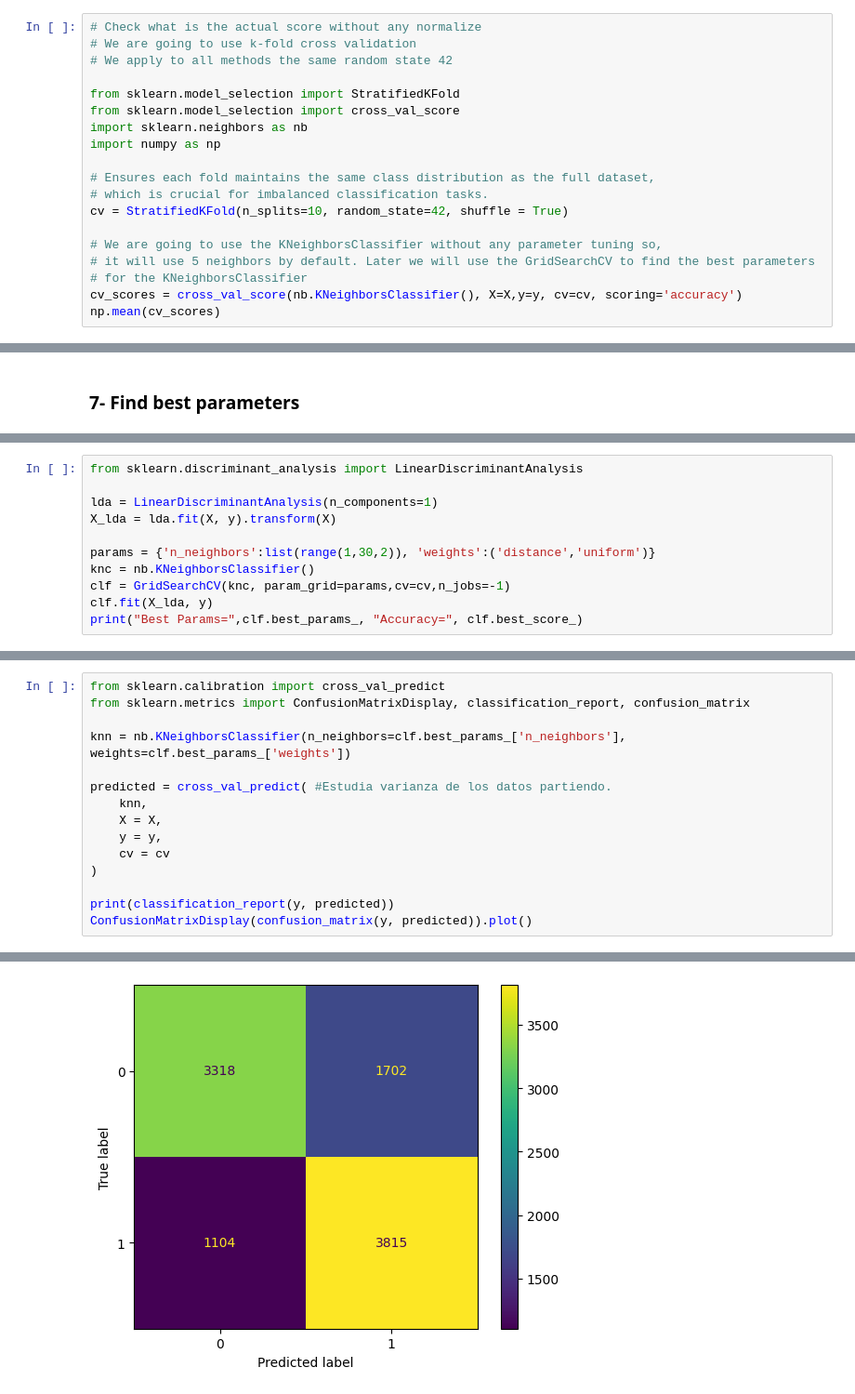
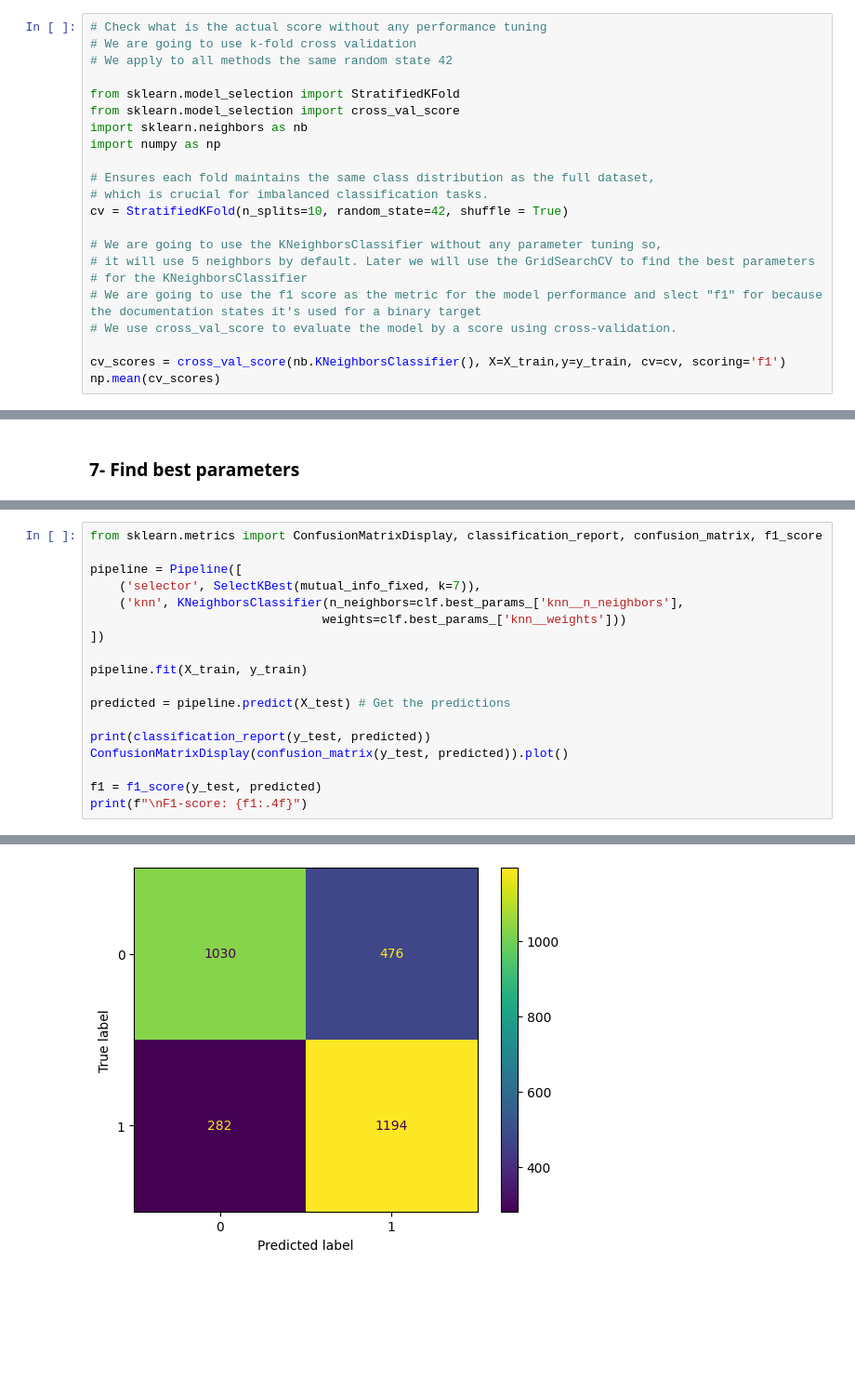
Before and after one commit to yasin281/data-mining-p2, a Jupyter notebook: src/KNN.ipynb, the cells around one changed output, grey strips where cells are left out. Shown at 93% size. Saved outputs shown, nothing was run; the diff lists cells and outputs as text; blank space fills up the shorter version.

```diff
--- a/src/KNN.ipynb
+++ b/src/KNN.ipynb
@@ -42,5 +48,5 @@ print(y.shape)
 # %%
-# Check what is the actual score without any normalize
+# Check what is the actual score without any performance tuning
 # We are going to use k-fold cross validation
 # We apply to all methods the same random state 42
 
@@ -56,6 +62,9 @@ cv = StratifiedKFold(n_splits=10, random_state=42, shuffle = True)
 # We are going to use the KNeighborsClassifier without any parameter tuning so,
 # it will use 5 neighbors by default. Later we will use the GridSearchCV to find the best parameters
 # for the KNeighborsClassifier
-cv_scores = cross_val_score(nb.KNeighborsClassifier(), X=X,y=y, cv=cv, scoring='accuracy')
+# We are going to use the f1 score as the metric for the model performance and slect "f1" for because the documentation states it's used for a binary target
+# We use cross_val_score to evaluate the model by a score using cross-validation.
+
+cv_scores = cross_val_score(nb.KNeighborsClassifier(), X=X_train,y=y_train, cv=cv, scoring='f1')
 np.mean(cv_scores)
 # %% [output]
@@ -269,11 +353,0 @@ NameError: name 'X_new_best' is not defined
-# %%
-from sklearn.discriminant_analysis import LinearDiscriminantAnalysis
-
-lda = LinearDiscriminantAnalysis(n_components=1)
-X_lda = lda.fit(X, y).transform(X)
-
-params = {'n_neighbors':list(range(1,30,2)), 'weights':('distance','uniform')}
-knc = nb.KNeighborsClassifier()
-clf = GridSearchCV(knc, param_grid=params,cv=cv,n_jobs=-1)
-clf.fit(X_lda, y)
-print("Best Params=",clf.best_params_, "Accuracy=", clf.best_score_)
@@ -284,18 +356,21 @@ Best Params= {'n_neighbors': 25, 'weights': 'uniform'} Accuracy= 0.7410190984617
 # %%
-from sklearn.calibration import cross_val_predict
-from sklearn.metrics import ConfusionMatrixDisplay, classification_report, confusion_matrix
+from sklearn.metrics import ConfusionMatrixDisplay, classification_report, confusion_matrix, f1_score
 
-knn = nb.KNeighborsClassifier(n_neighbors=clf.best_params_['n_neighbors'], weights=clf.best_params_['weights'])
+pipeline = Pipeline([
+    ('selector', SelectKBest(mutual_info_fixed, k=7)),
+    ('knn', KNeighborsClassifier(n_neighbors=clf.best_params_['knn__n_neighbors'],
+                                weights=clf.best_params_['knn__weights']))
+])
 
-predicted = cross_val_predict( #Estudia varianza de los datos partiendo.
-    knn,
-    X = X,
-    y = y,
-    cv = cv
-)
+pipeline.fit(X_train, y_train)
 
-print(classification_report(y, predicted))
-ConfusionMatrixDisplay(confusion_matrix(y, predicted)).plot()
+predicted = pipeline.predict(X_test) # Get the predictions
+
+print(classification_report(y_test, predicted))
+ConfusionMatrixDisplay(confusion_matrix(y_test, predicted)).plot()
+
+f1 = f1_score(y_test, predicted)
+print(f"\nF1-score: {f1:.4f}")
 # %% [output]
               precision    recall  f1-score   support
 
@@ -309 +386 @@ weighted avg       0.72      0.72      0.72      9939
-[figure, old version]
+[figure, new version]
```
Also changed, not shown: parts of 25 cells of this notebook, 1 other file.
